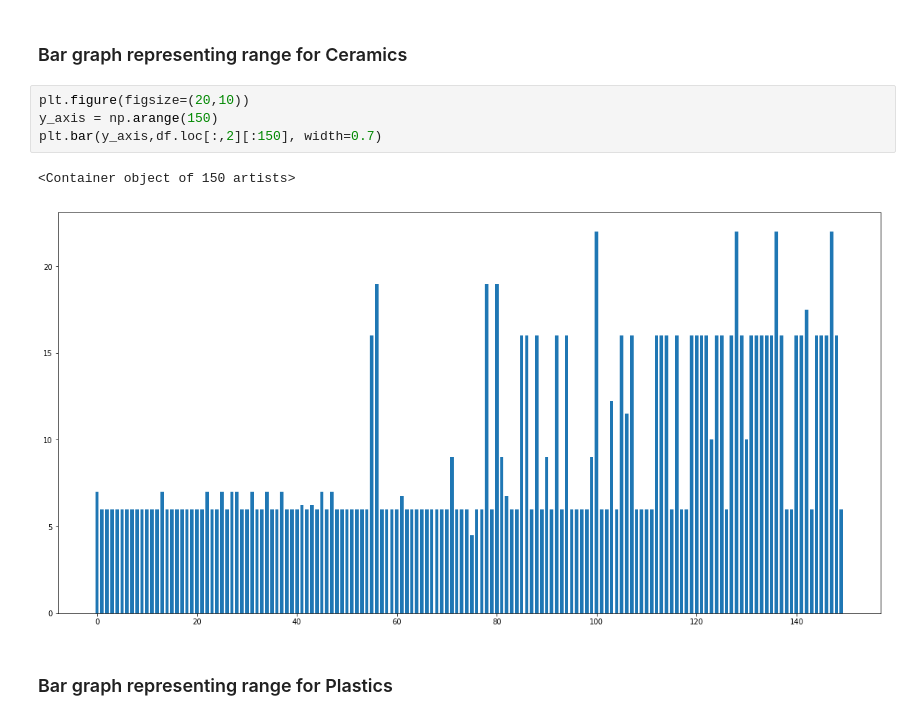
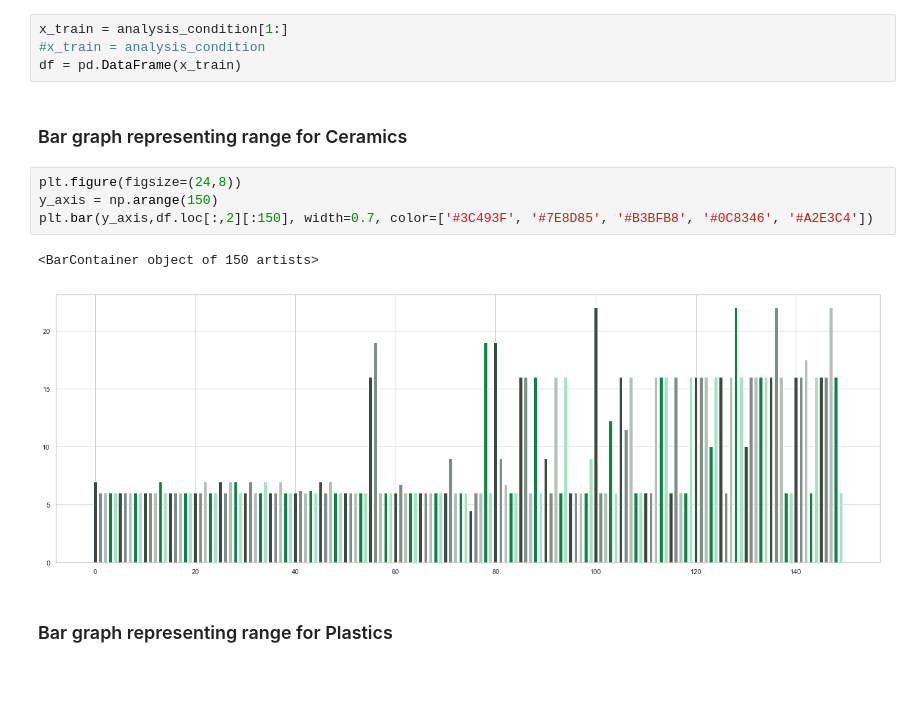
Before and after one commit to AnshulHedau/Pehchaan-The-Identifier, a Jupyter notebook: Data_Analysis_Python/Data Classification.ipynb, the cells around one changed output. Saved outputs shown, nothing was run; the diff lists cells and outputs as text; blank space fills up the shorter version.

Commit message:
Added Visualization

```diff
--- a/Data_Analysis_Python/Data Classification.ipynb
+++ b/Data_Analysis_Python/Data Classification.ipynb
@@ -210,15 +211,19 @@ statistics_plot(dataset_wood[93])
 [figure]
 # %% [markdown]
 ## Signal Analysis : Range Analysis
+# %%
+x_train = analysis_condition[1:]
+#x_train = analysis_condition
+df = pd.DataFrame(x_train)
 # %% [markdown]
 ### Bar graph representing range for Ceramics
 # %%
-plt.figure(figsize=(20,10))
+plt.figure(figsize=(24,8))
 y_axis = np.arange(150)
-plt.bar(y_axis,df.loc[:,2][:150], width=0.7)
+plt.bar(y_axis,df.loc[:,2][:150], width=0.7, color=['#3C493F', '#7E8D85', '#B3BFB8', '#0C8346', '#A2E3C4'])
 # %% [output]
-<Container object of 150 artists>
+<BarContainer object of 150 artists>
-[figure, old version]
+[figure, new version]
 # %% [markdown]
 ### Bar graph representing range for Plastics
 # %%
```
Also changed, not shown: parts of 17 cells of this notebook, 1 other file.
